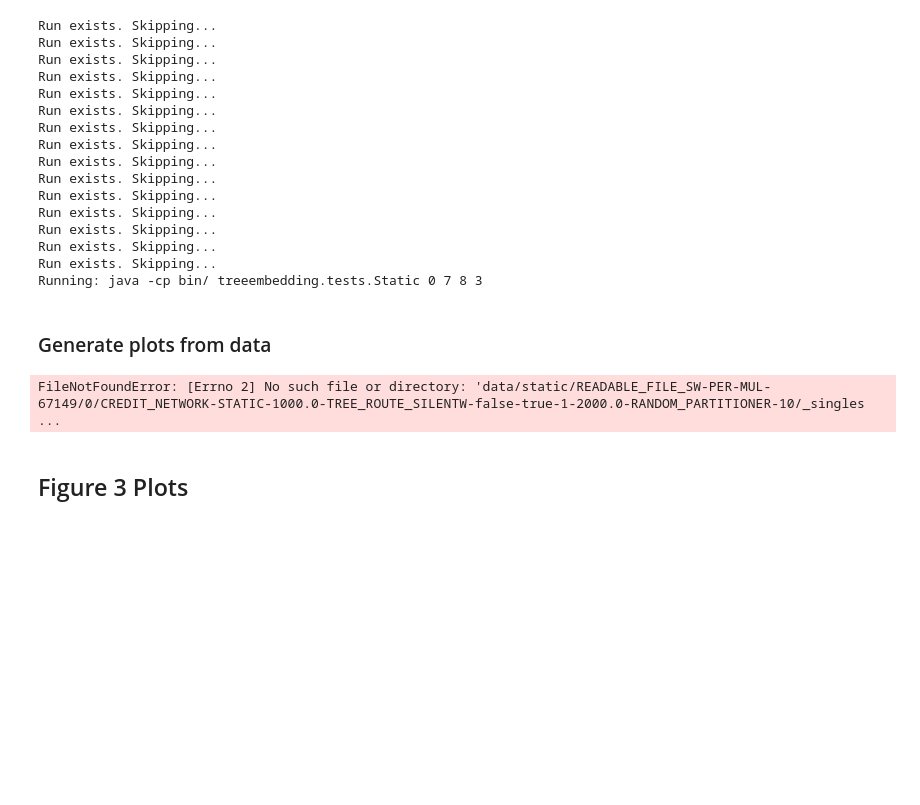
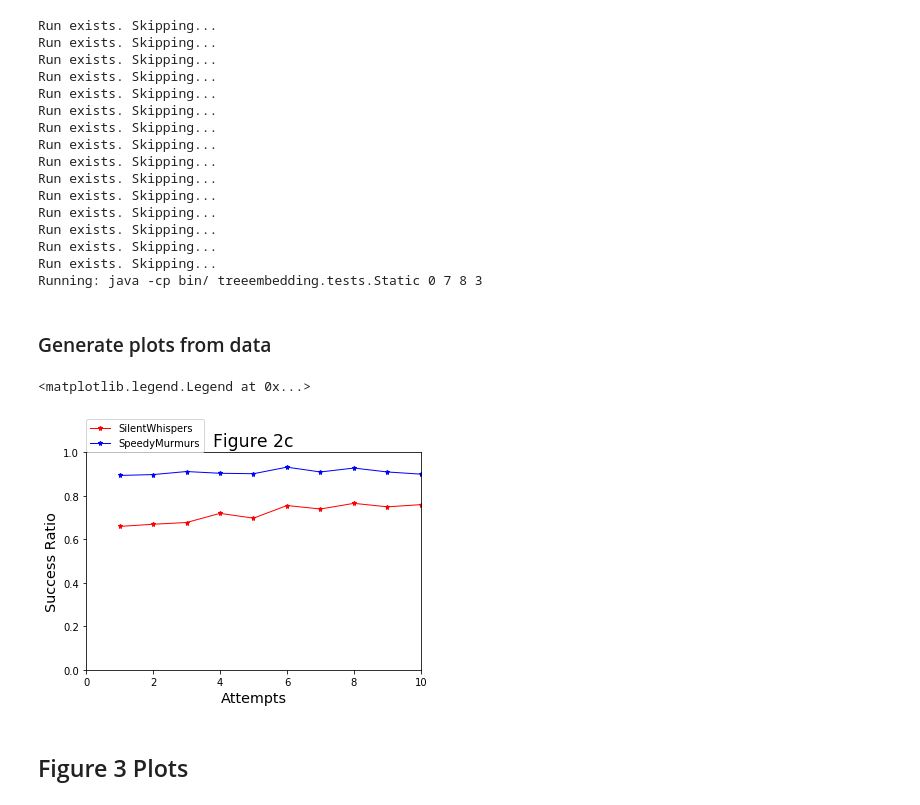
Before and after one commit to iowaguy/pcn-simulator, a Jupyter notebook: speedy-murmurs-simulator/Payment-Channel-Network-Simulations.ipynb, the cells around one changed output. Cells and saved outputs as stored; diff of their text form; code cells hidden in the pictures; blank space fills up the shorter version.

```diff
--- a/speedy-murmurs-simulator/Payment-Channel-Network-Simulations.ipynb
+++ b/speedy-murmurs-simulator/Payment-Channel-Network-Simulations.ipynb
@@ -80,10 +80,10 @@ def extract_from_singles(algo, attempts, trees, key):
         x_vs_key.append(float(singles_pairs[key]))
     return x_vs_key
 
-def extract_from_singles_attempts(algo, attempts, trees, key):
+def extract_from_singles_attempts(algo, num_attempts, trees, key):
     x_vs_key = []
-    for tree in range(1,attempts):
-        data_path = get_static_data_path(algo, tree, attempts) + '/' + singles
+    for attempts in range(1,num_attempts+1):
+        data_path = get_static_data_path(algo, trees, attempts) + '/' + singles
         singles_pairs = extract_kv_pairs_from_singles(data_path)
         x_vs_key.append(float(singles_pairs[key]))
     return x_vs_key
@@ -223,23 +223,23 @@ Running: java -cp bin/ treeembedding.tests.Static 0 7 8 3
 # %% [markdown]
 ### Generate plots from data
 # %%
-attempts = 10
 trees = 3
 key = 'CREDIT_NETWORK_SUCCESS'
-silentwhispers_data = extract_from_singles_attempts(silentwhispers, attempts, trees, key)
-speedymurmurs_data = extract_from_singles_attempts(speedymurmurs, attempts, trees, key)
+silentwhispers_data = extract_from_singles_attempts(silentwhispers, max_attempts, trees, key)
+speedymurmurs_data = extract_from_singles_attempts(speedymurmurs, max_attempts, trees, key)
 
 plt.figure()
 plt.title('Figure 2c', size='xx-large')
 plt.ylabel('Success Ratio', size='x-large')
 plt.xlabel('Attempts', size='x-large')
 plt.axis([0,10,0.0,1.0])
 
-plt.plot(range(1,10), silentwhispers_data, 'r*-', markersize=5, linewidth=1, label='SilentWhispers')
-plt.plot(range(1,10), speedymurmurs_data, 'b*-', markersize=5, linewidth=1, label='SpeedyMurmurs')
+plt.plot(range(1,max_attempts+1), silentwhispers_data, 'r*-', markersize=5, linewidth=1, label='SilentWhispers')
+plt.plot(range(1,max_attempts+1), speedymurmurs_data, 'b*-', markersize=5, linewidth=1, label='SpeedyMurmurs')
 plt.legend(loc=(0,1), scatterpoints=10)
 # %% [output]
-FileNotFoundError: [Errno 2] No such file or directory: 'data/static/READABLE_FILE_SW-PER-MUL-67149/0/CREDIT_NETWORK-STATIC-1000.0-TREE_ROUTE_SILENTW-false-true-1-2000.0-RANDOM_PARTITIONER-10/_singles ...
+<matplotlib.legend.Legend at 0x...>
+[figure, added]
 # %% [markdown]
 ## Figure 3 Plots
 # %% [markdown]
```
Also changed, not shown: parts of 2 cells of this notebook, 2 other files.
